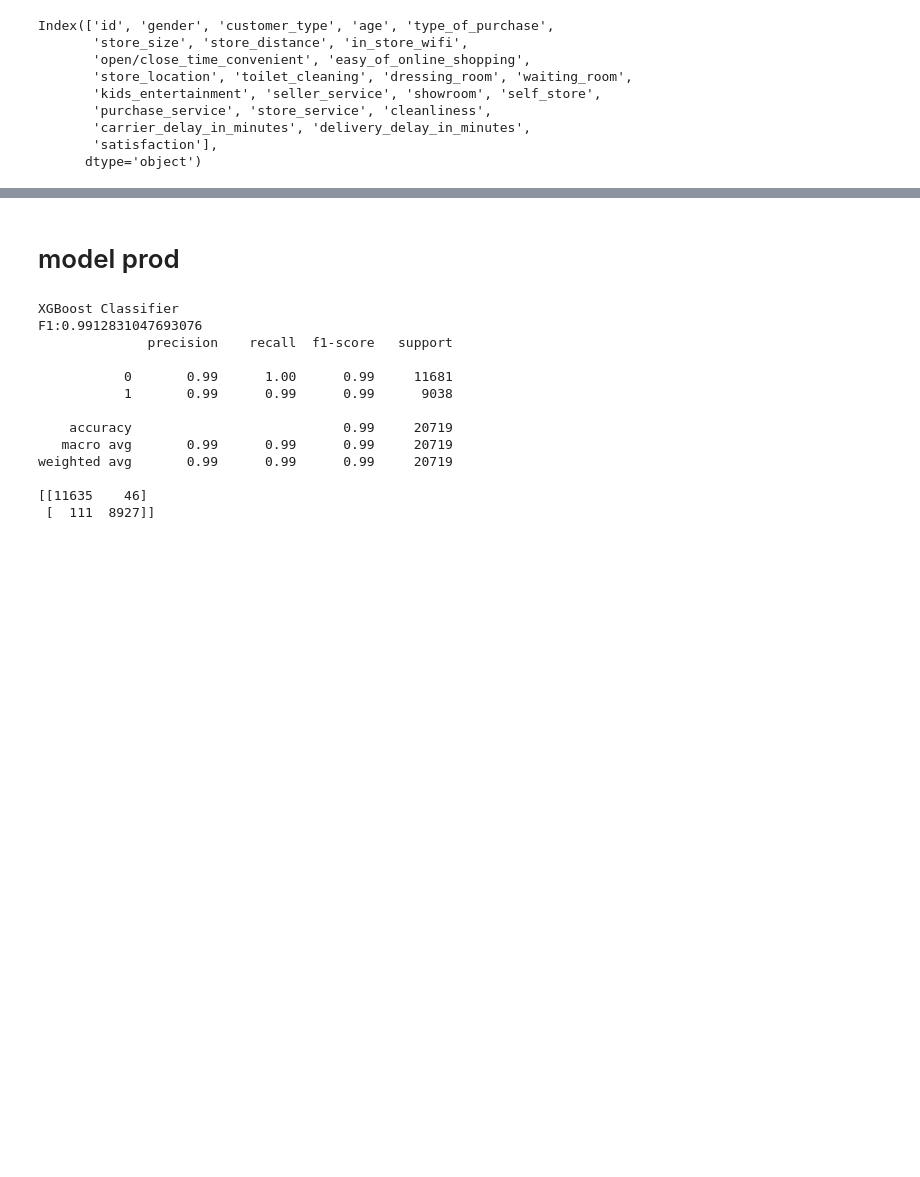
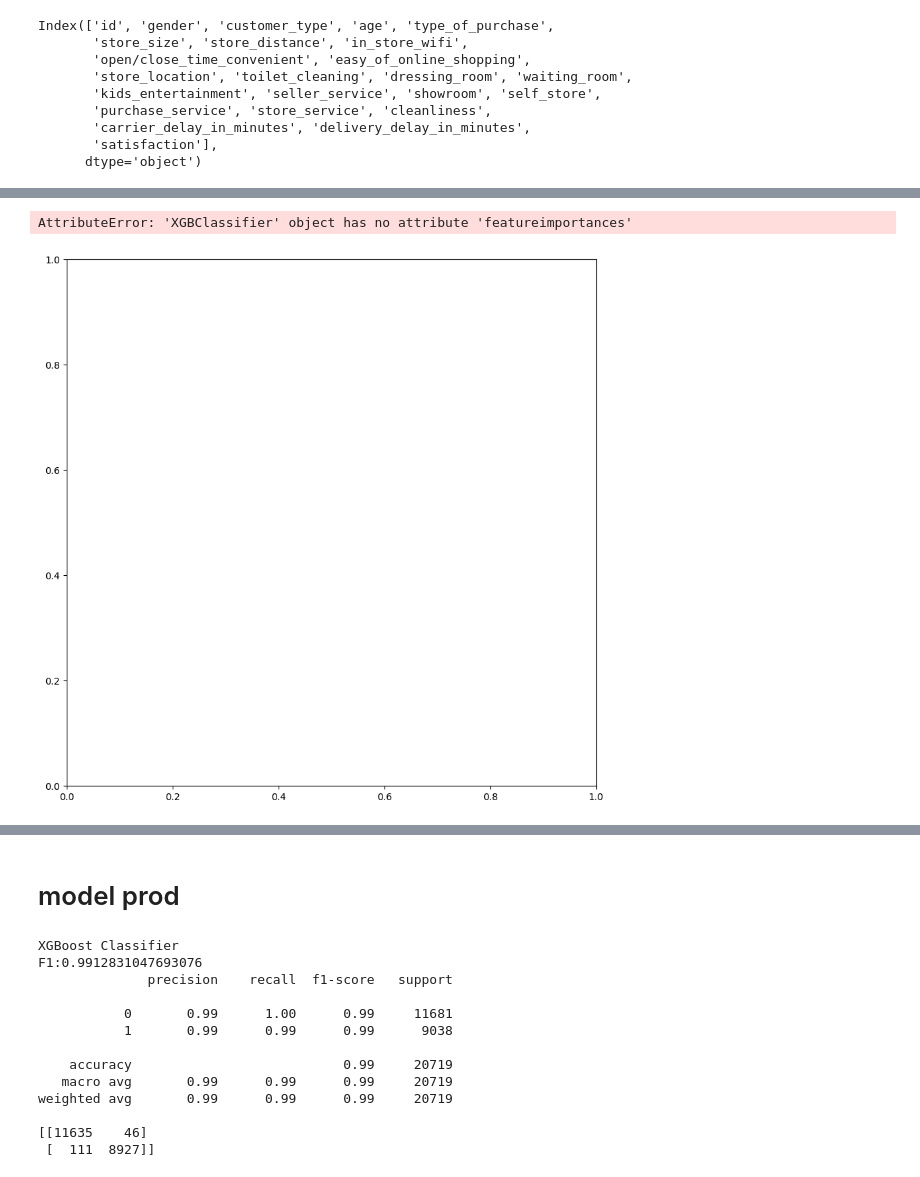
Before and after one commit to vivianebuge/hackday_5_DataWizards, a Jupyter notebook: v1.ipynb, the cells around one changed output, grey strips where cells are left out. Cells and saved outputs as stored; diff of their text form; code cells hidden in the pictures; blank space fills up the shorter version.

```diff
--- a/v1.ipynb
+++ b/v1.ipynb
@@ -332,0 +400,9 @@ array([0, 0, 1, ..., 0, 0, 0])
+# %%
+fig, ax = plt.subplots(figsize=(10,10))
+sorted_idx = xgb.featureimportances.argsort()
+plt.barh(X_train.columns[sorted_idx], xgb.featureimportances[sorted_idx])#max_num_features=50, height=0.8
+
+plt.xlabel("Xgboost Feature Importance")
+# %% [output]
+AttributeError: 'XGBClassifier' object has no attribute 'featureimportances'
+[figure, added]
```
Also changed, not shown: parts of 16 cells of this notebook, 3 other files.
